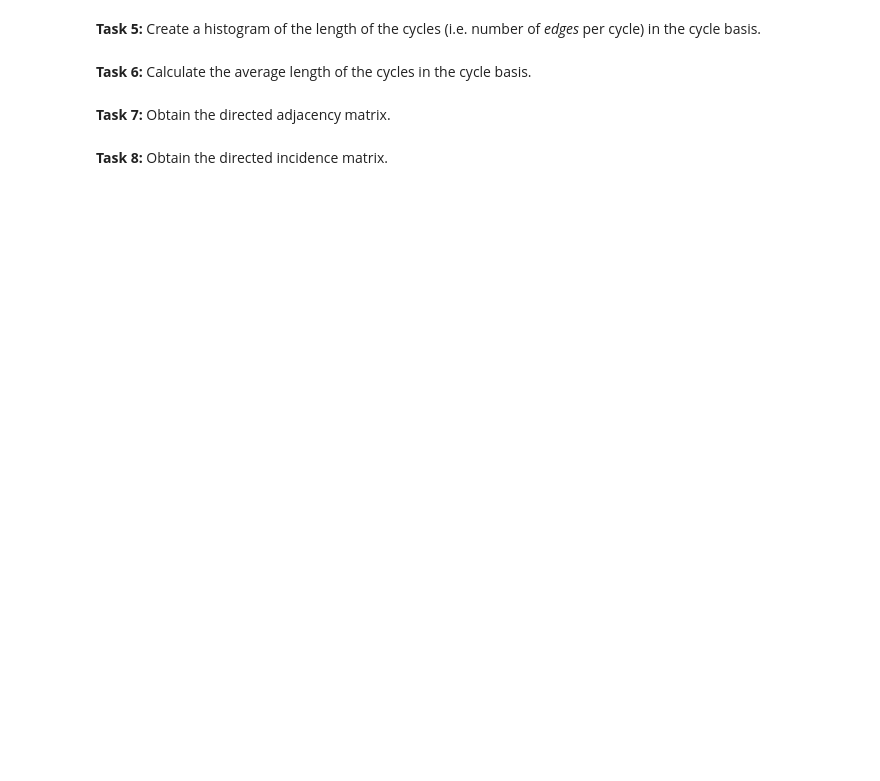
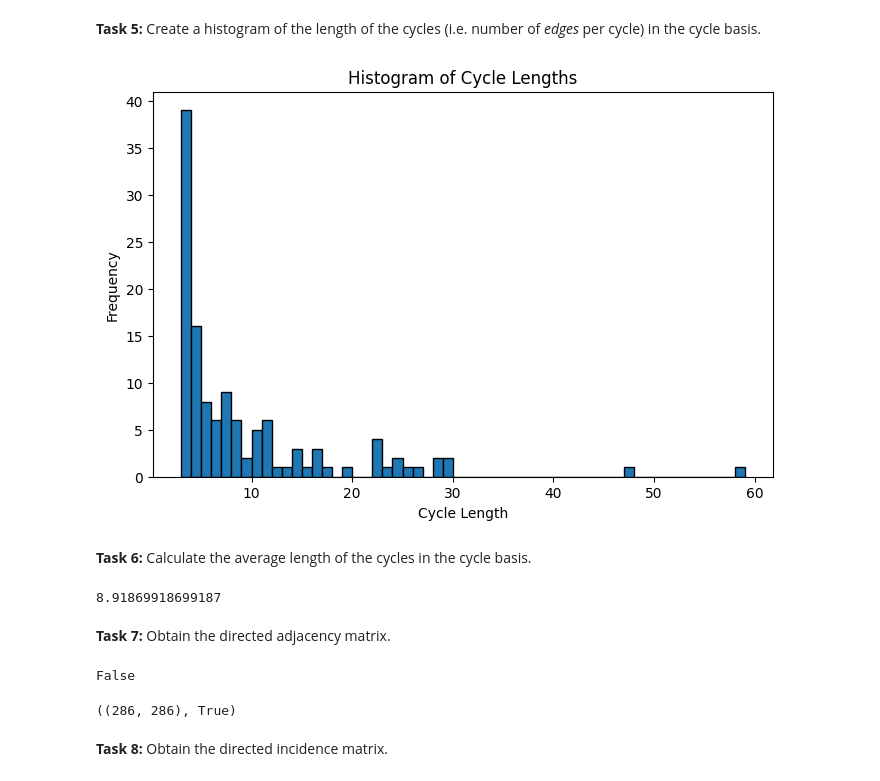
Before and after one commit to FCornielle/data-science-for-esm, a Jupyter notebook: data-science-for-esm/07-workshop-networkx.ipynb, the cells around one changed output. Drawn from its saved outputs; the diff is of its cells as text; code cells hidden in the pictures; blank space fills up the shorter version.

```diff
--- a/data-science-for-esm/07-workshop-networkx.ipynb
+++ b/data-science-for-esm/07-workshop-networkx.ipynb
@@ -460,8 +500,40 @@ Choose one of the subgraphs (each representing a synchronous zone) and perform t
 # %% [markdown]
 **Task 5:** Create a histogram of the length of the cycles (i.e. number of *edges* per cycle) in the cycle basis.
+# %%
+cycles = nx.cycle_basis(G)
+cycle_lengths = [len(cycle) for cycle in cycles]
+length_counts = Counter(cycle_lengths)
+lengths = list(length_counts.keys())
+counts = list(length_counts.values())
+
+plt.figure(figsize=(8, 5))
+plt.hist(cycle_lengths, bins=range(min(cycle_lengths), max(cycle_lengths)+2), edgecolor='black')
+plt.xlabel("Cycle Length")
+plt.ylabel("Frequency")
+plt.title("Histogram of Cycle Lengths")
+plt.show()
+# %% [output]
+[figure, added]
 # %% [markdown]
 **Task 6:** Calculate the average length of the cycles in the cycle basis.
+# %%
+cycles = nx.cycle_basis(G)
+cycle_lengths = [len(cycle) for cycle in cycles]
+average_length = sum(cycle_lengths)/len(cycles)
+average_length
+# %% [output]
+8.91869918699187
 # %% [markdown]
 **Task 7:** Obtain the directed adjacency matrix.
+# %%
+G.is_directed()
+# %% [output]
+False
+# %%
+Gd = G.to_directed()
+A_dir = nx.to_numpy_array(Gd, dtype=int)
+A_dir.shape, Gd.is_directed()
+# %% [output]
+((286, 286), True)
 # %% [markdown]
 **Task 8:** Obtain the directed incidence matrix.
```
Also changed, not shown: parts of 9 cells of this notebook.
